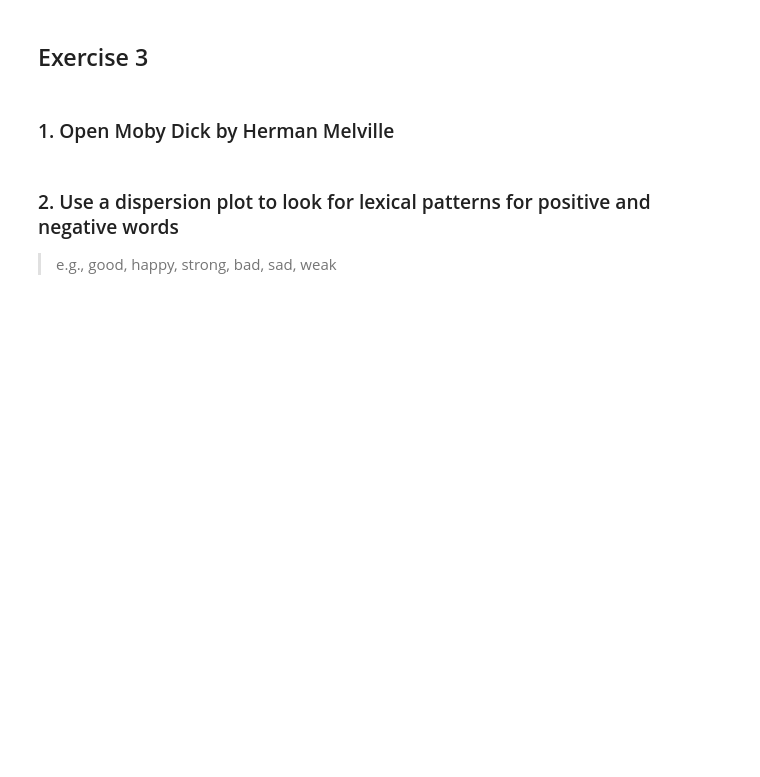
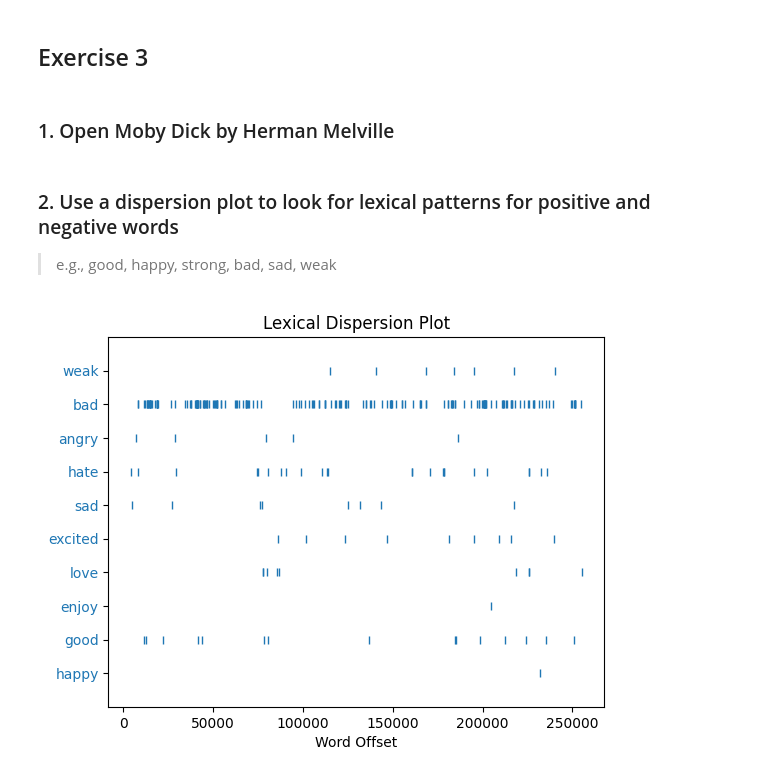
Before and after one commit to Neilus03/NLP-2024, a Jupyter notebook: tokenization_&_basic_statistics.ipynb, the cells around one changed output. Saved outputs shown, nothing was run; the diff lists cells and outputs as text; code cells hidden in the pictures; blank space fills up the shorter version.

```diff
--- a/tokenization_&_basic_statistics.ipynb
+++ b/tokenization_&_basic_statistics.ipynb
@@ -187,0 +185,18 @@ nltk.draw.dispersion_plot(mobydick, tokens, title='Lexical Dispersion Plot')
+# %%
+import matplotlib.pyplot as plt
+
+# Tokenize the combined text
+tokens = nltk.word_tokenize(mobydick)
+
+# Create an NLTK Text object
+text_obj = nltk.Text(tokens)
+
+# Define positive and negative words
+positive_words = ['happy', 'good', 'enjoy', 'love', 'excited']
+negative_words = ['sad', 'hate', 'angry', 'bad', 'weak']
+
+# Generate dispersion plot
+target_words = positive_words + negative_words
+text_obj.dispersion_plot(target_words)
+# %% [output]
+[figure, added]
```
Also changed, not shown: parts of 19 cells of this notebook.
